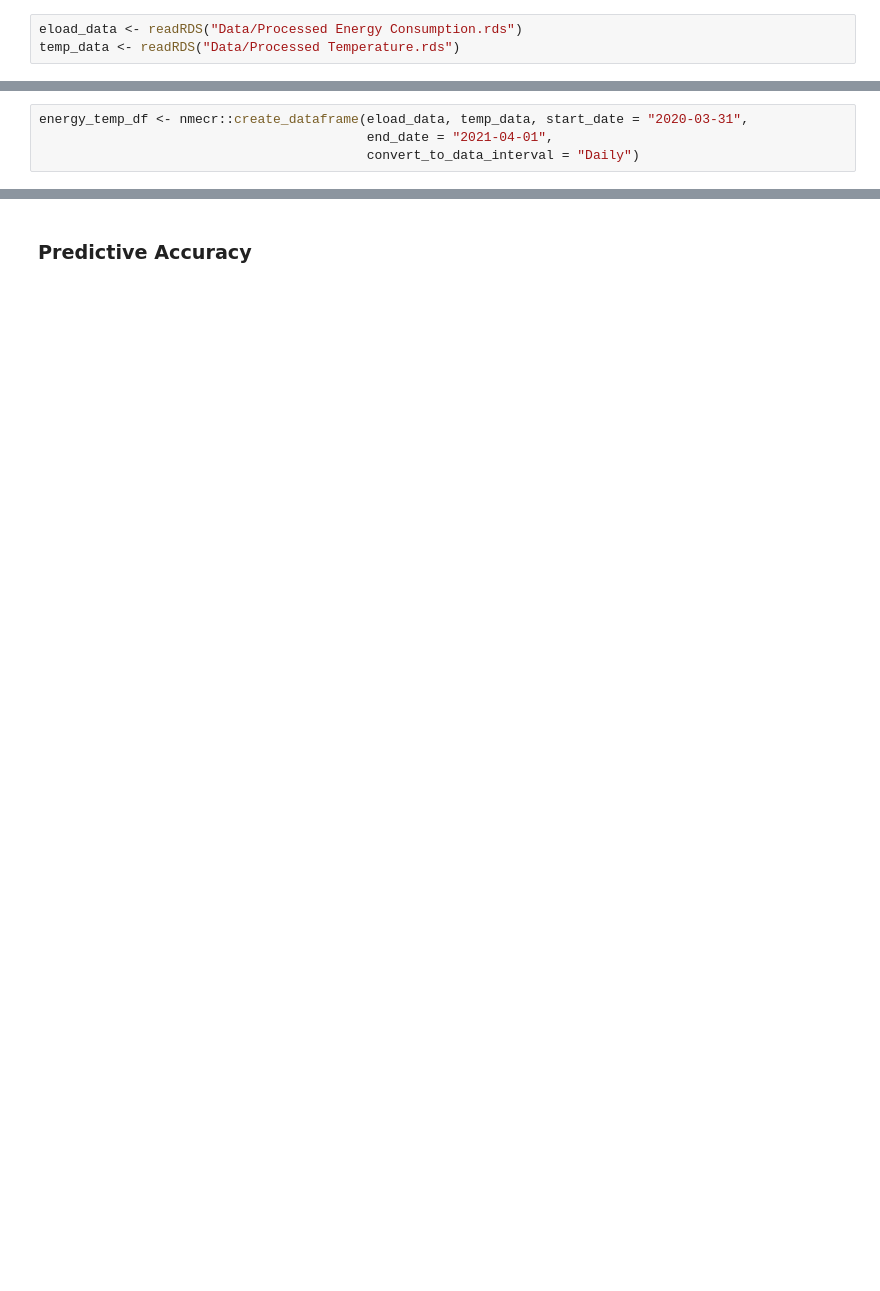
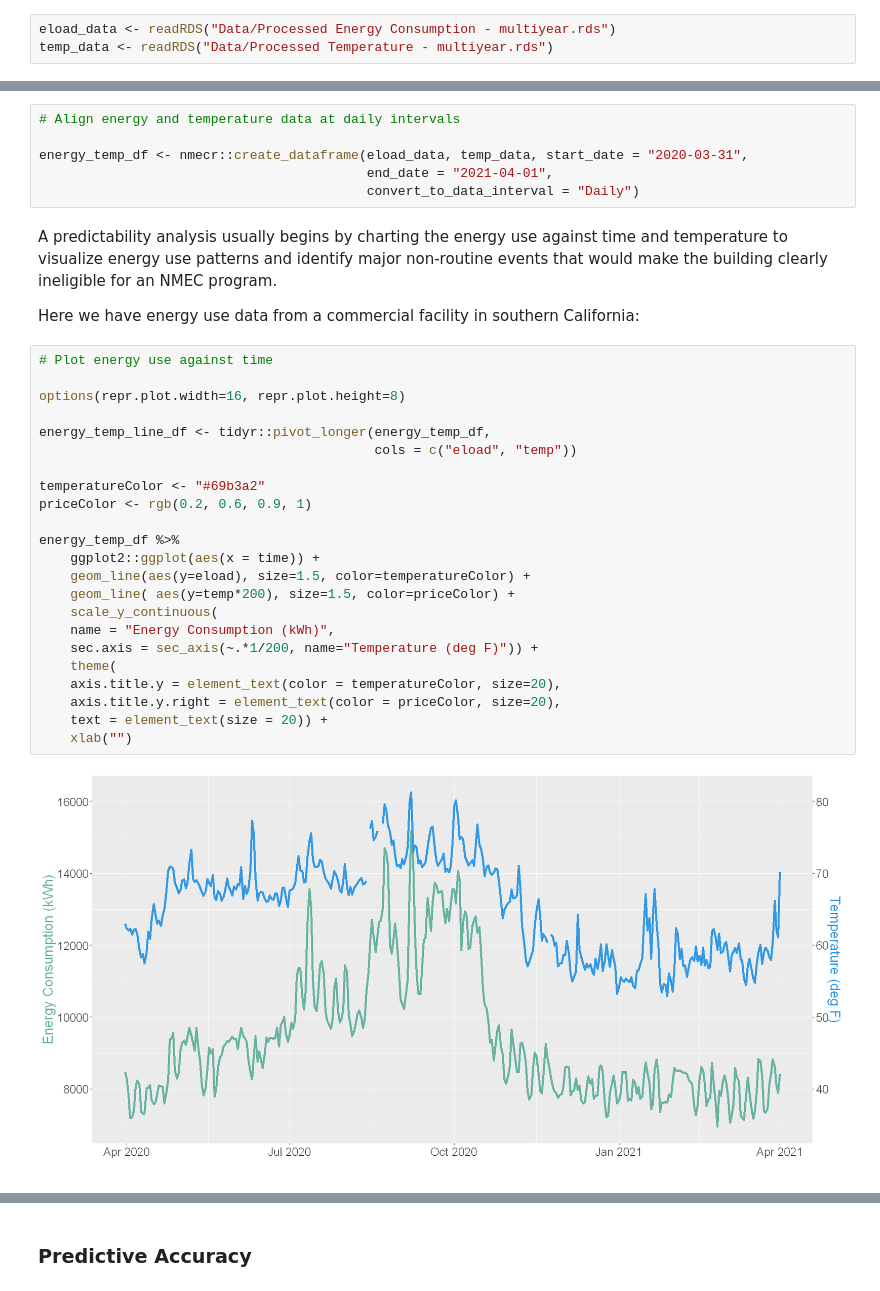
Before and after one commit to MeeraSharma/my-first-binder, a Jupyter notebook: Out-of-Sample Testing Code.ipynb, the cells around one changed output, grey strips where cells are left out. Saved outputs shown, nothing was run; the diff lists cells and outputs as text; blank space fills up the shorter version.

```diff
--- a/Out-of-Sample Testing Code.ipynb
+++ b/Out-of-Sample Testing Code.ipynb
@@ -19,3 +22,3 @@ ERROR: Error in parse(text = x, srcfile = src): <text>:10:8: unexpected symbol
 # %%
-eload_data <- readRDS("Data/Processed Energy Consumption.rds")
-temp_data <- readRDS("Data/Processed Temperature.rds")
+eload_data <- readRDS("Data/Processed Energy Consumption - multiyear.rds")
+temp_data <- readRDS("Data/Processed Temperature - multiyear.rds")
@@ -44,4 +25,35 @@ Temperature Data Summary:
 # %%
+# Align energy and temperature data at daily intervals
+
 energy_temp_df <- nmecr::create_dataframe(eload_data, temp_data, start_date = "2020-03-31",
                                           end_date = "2021-04-01",
                                           convert_to_data_interval = "Daily")
+# %% [markdown]
+A predictability analysis usually begins by charting the energy use against time and temperature to visualize energy use patterns and identify major non-routine events that would make the building clearly ineligible for an NMEC program.
+
+Here we have energy use data from a commercial facility in southern California:
+# %%
+# Plot energy use against time
+
+options(repr.plot.width=16, repr.plot.height=8)
+
+energy_temp_line_df <- tidyr::pivot_longer(energy_temp_df,
+                                           cols = c("eload", "temp"))
+
+temperatureColor <- "#69b3a2"
+priceColor <- rgb(0.2, 0.6, 0.9, 1)
+
+energy_temp_df %>%
+    ggplot2::ggplot(aes(x = time)) +
+    geom_line(aes(y=eload), size=1.5, color=temperatureColor) +
+    geom_line( aes(y=temp*200), size=1.5, color=priceColor) +
+    scale_y_continuous(
+    name = "Energy Consumption (kWh)",
+    sec.axis = sec_axis(~.*1/200, name="Temperature (deg F)")) +
+    theme(
+    axis.title.y = element_text(color = temperatureColor, size=20),
+    axis.title.y.right = element_text(color = priceColor, size=20),
+    text = element_text(size = 20)) +
+    xlab("")
+# %% [output]
+[figure, added]
```
Also changed, not shown: parts of 32 cells of this notebook.
